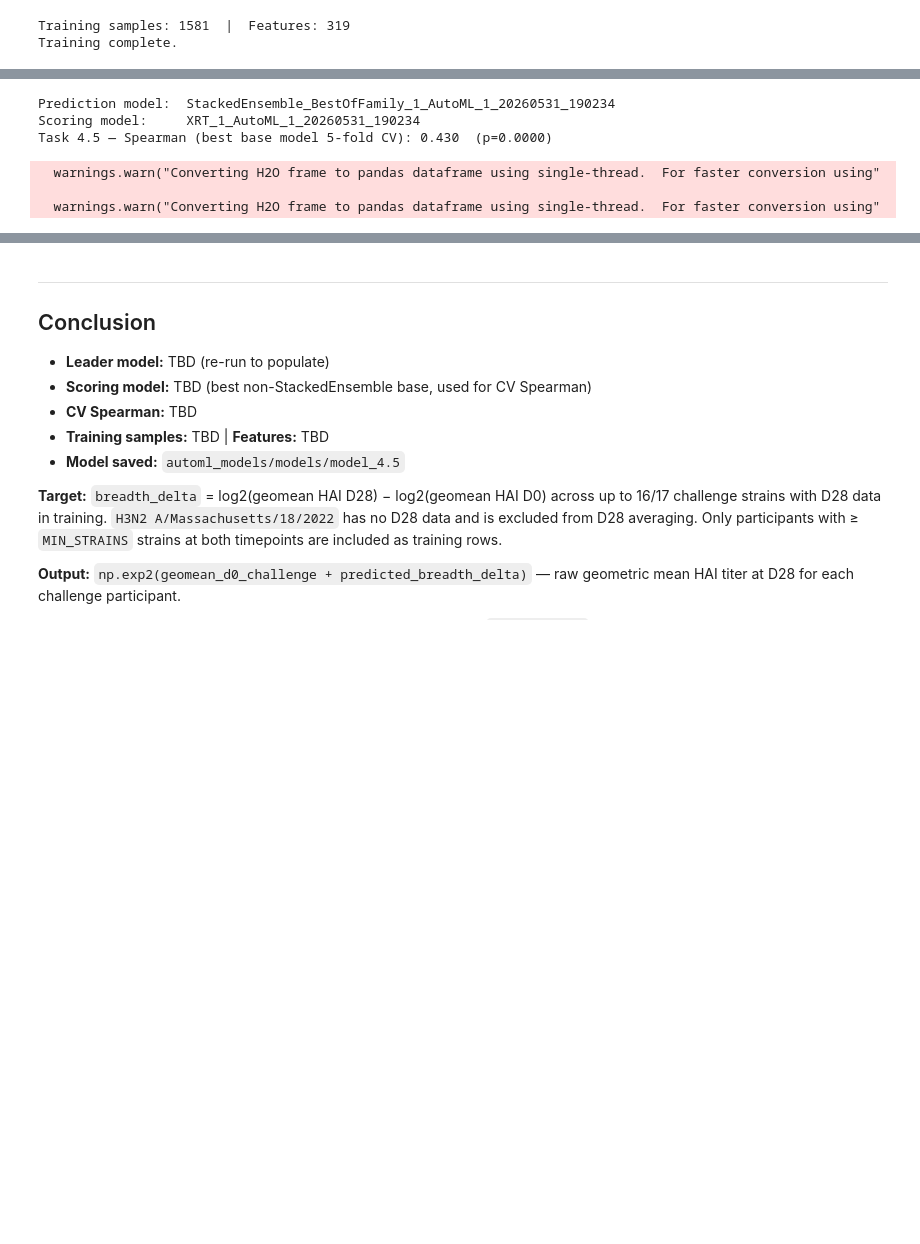
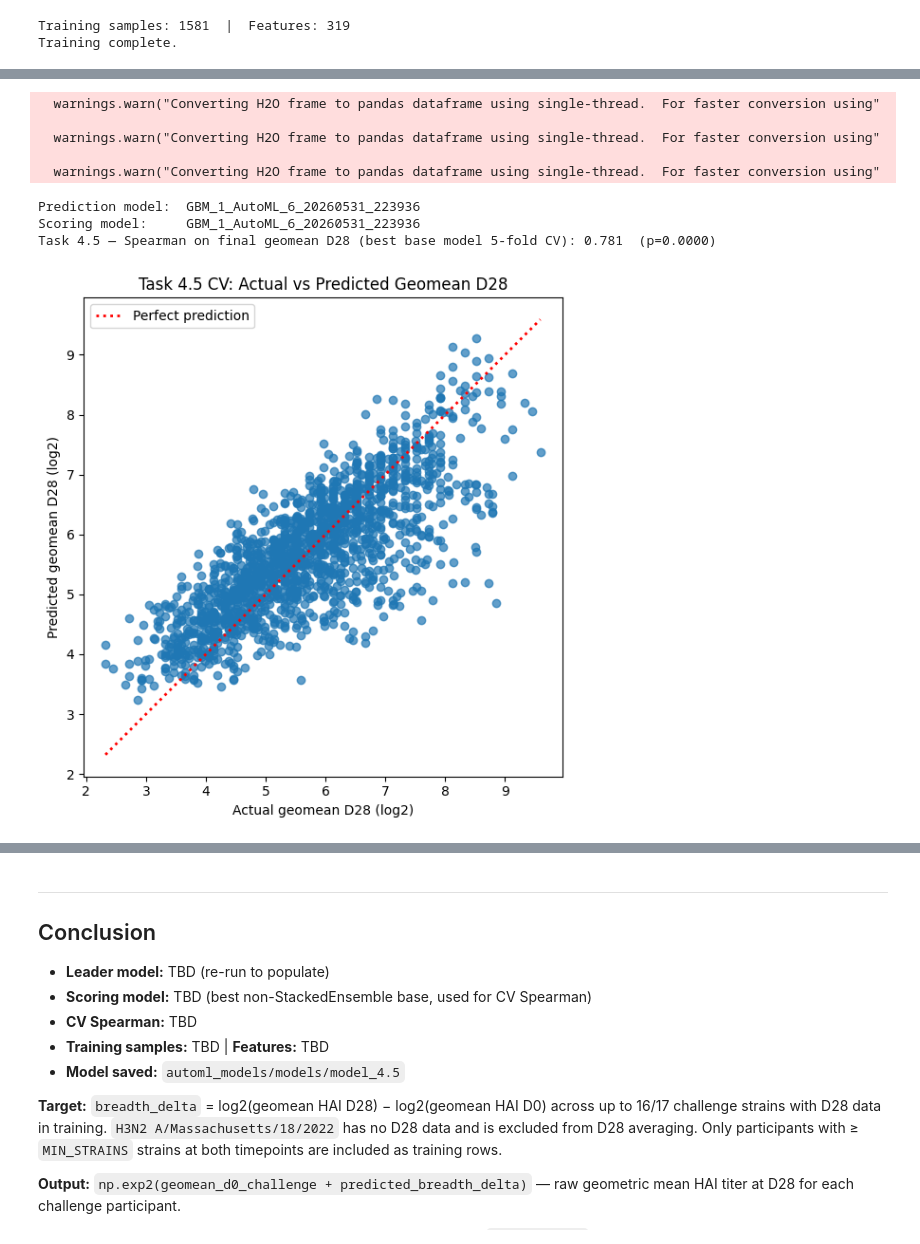
Before and after one commit to DirtyChay/cmi-flu-prediction-challenge-capstone, a Jupyter notebook: automl_models/task_4_5.ipynb, the cells around one changed output, grey strips where cells are left out. Saved outputs shown, nothing was run; the diff lists cells and outputs as text; code cells hidden in the pictures; blank space fills up the shorter version.

Commit message:
update task 4.5

```diff
--- a/automl_models/task_4_5.ipynb
+++ b/automl_models/task_4_5.ipynb
@@ -356,26 +334,48 @@ lb_df
 # %%
 # Best overall (may be a StackedEnsemble) — used for predictions and saved as the deliverable
 top_model = h2o.get_model(lb_df['model_id'].iloc[0])
 
 # Best non-ensemble — used for Spearman CV and varimp, since StackedEnsembles don't expose
 # cross-validation holdout predictions in the same way base models do.
 top_base_model_id = lb_df[~lb_df['model_id'].str.contains('StackedEnsemble')]['model_id'].iloc[0]
 top_base_model = h2o.get_model(top_base_model_id)
 
-cv_preds = top_base_model.cross_validation_holdout_predictions().as_data_frame(use_multi_thread=True)['predict']
-actuals = data[y].as_data_frame(use_multi_thread=True)[y]
+cv_pred_delta = top_base_model.cross_validation_holdout_predictions().as_data_frame(use_multi_thread=True)['predict']
+actual_delta = data[y].as_data_frame(use_multi_thread=True)[y]
+baseline_geomean_d0 = data['geomean_d0'].as_data_frame(use_multi_thread=True)['geomean_d0']
 
-rho, pval = spearmanr(actuals, cv_preds)
+actual_geomean_d28 = baseline_geomean_d0 + actual_delta
+pred_geomean_d28 = baseline_geomean_d0 + cv_pred_delta
+valid_eval = actual_geomean_d28.notna() & pred_geomean_d28.notna()
+
+rho, pval = spearmanr(actual_geomean_d28[valid_eval], pred_geomean_d28[valid_eval])
 print(f'Prediction model:  {top_model.model_id}')
 print(f'Scoring model:     {top_base_model.model_id}')
-print(f'Task 4.5 — Spearman (best base model 5-fold CV): {rho:.3f}  (p={pval:.4f})')
+print(f'Task 4.5 — Spearman on final geomean D28 (best base model 5-fold CV): {rho:.3f}  (p={pval:.4f})')
+
+axis_min = min(actual_geomean_d28[valid_eval].min(), pred_geomean_d28[valid_eval].min())
+axis_max = max(actual_geomean_d28[valid_eval].max(), pred_geomean_d28[valid_eval].max())
+
+plt.figure(figsize=(6, 6))
+plt.scatter(actual_geomean_d28[valid_eval], pred_geomean_d28[valid_eval], alpha=0.7)
+plt.plot([axis_min, axis_max], [axis_min, axis_max], color='red', linestyle=':', linewidth=2, label='Perfect prediction')
+plt.xlabel('Actual geomean D28 (log2)')
+plt.ylabel('Predicted geomean D28 (log2)')
+plt.title('Task 4.5 CV: Actual vs Predicted Geomean D28')
+plt.legend()
+plt.gca().set_aspect('equal', adjustable='box')
+plt.tight_layout()
+plt.show()
 # %% [output]
-Prediction model:  StackedEnsemble_BestOfFamily_1_AutoML_1_20260531_190234
-Scoring model:     XRT_1_AutoML_1_20260531_190234
-Task 4.5 — Spearman (best base model 5-fold CV): 0.430  (p=0.0000)
+  warnings.warn("Converting H2O frame to pandas dataframe using single-thread.  For faster conversion using"
+
+  warnings.warn("Converting H2O frame to pandas dataframe using single-thread.  For faster conversion using"
+
+  warnings.warn("Converting H2O frame to pandas dataframe using single-thread.  For faster conversion using"
-  warnings.warn("Converting H2O frame to pandas dataframe using single-thread.  For faster conversion using"
-
-  warnings.warn("Converting H2O frame to pandas dataframe using single-thread.  For faster conversion using"
+Prediction model:  GBM_1_AutoML_6_20260531_223936
+Scoring model:     GBM_1_AutoML_6_20260531_223936
+Task 4.5 — Spearman on final geomean D28 (best base model 5-fold CV): 0.781  (p=0.0000)
+[figure, added]
 # %%
 print(f'Best base model: {top_base_model.model_id}')
 varimp = top_base_model.varimp(use_pandas=True)
```
Also changed, not shown: parts of 11 cells of this notebook.
